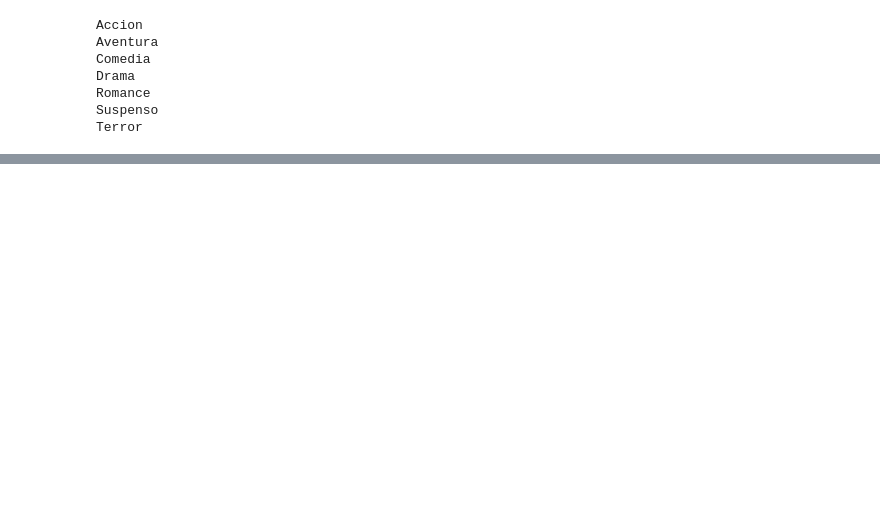
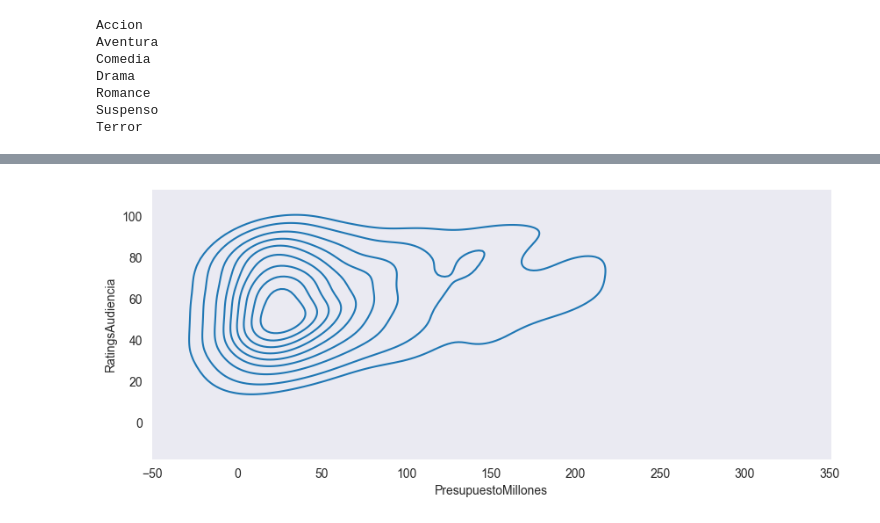
Before and after one commit to Marru73/Ejercicios-Python, a Jupyter notebook: CERTIFICADO IBM/Data_Science.ipynb, the cells around one changed output, grey strips where cells are left out. Saved outputs shown, nothing was run; the diff lists cells and outputs as text; code cells hidden in the pictures; blank space fills up the shorter version.

```diff
--- a/CERTIFICADO IBM/Data_Science.ipynb
+++ b/CERTIFICADO IBM/Data_Science.ipynb
@@ -899,0 +908,5 @@ k1 = sns.kdeplot(x=peliculas.RatingsCriticos, y=peliculas.RatingsAudiencia, \
+# %%
+sns.set_style("dark")
+k1 = sns.kdeplot(x=peliculas.PresupuestoMillones, y=peliculas.RatingsAudiencia)
+# %% [output]
+[figure, added]
```
Also changed, not shown: parts of 22 cells of this notebook.
